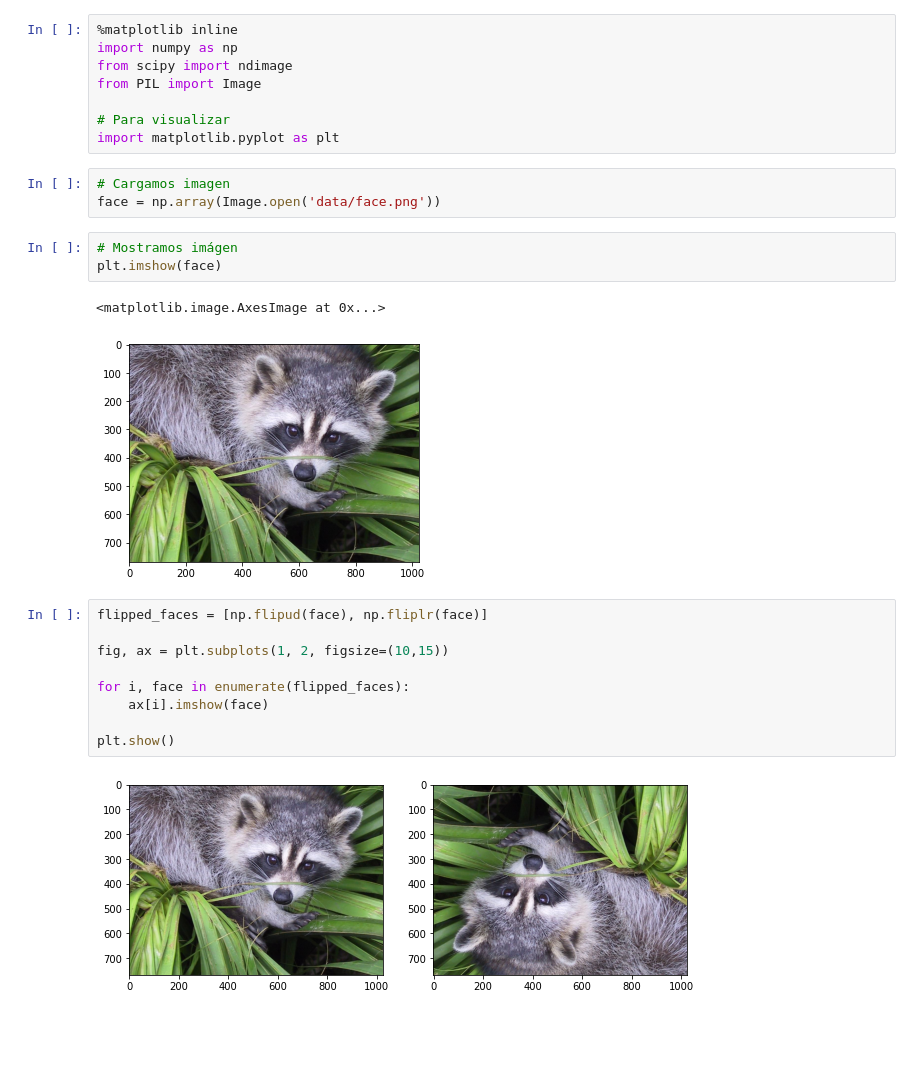
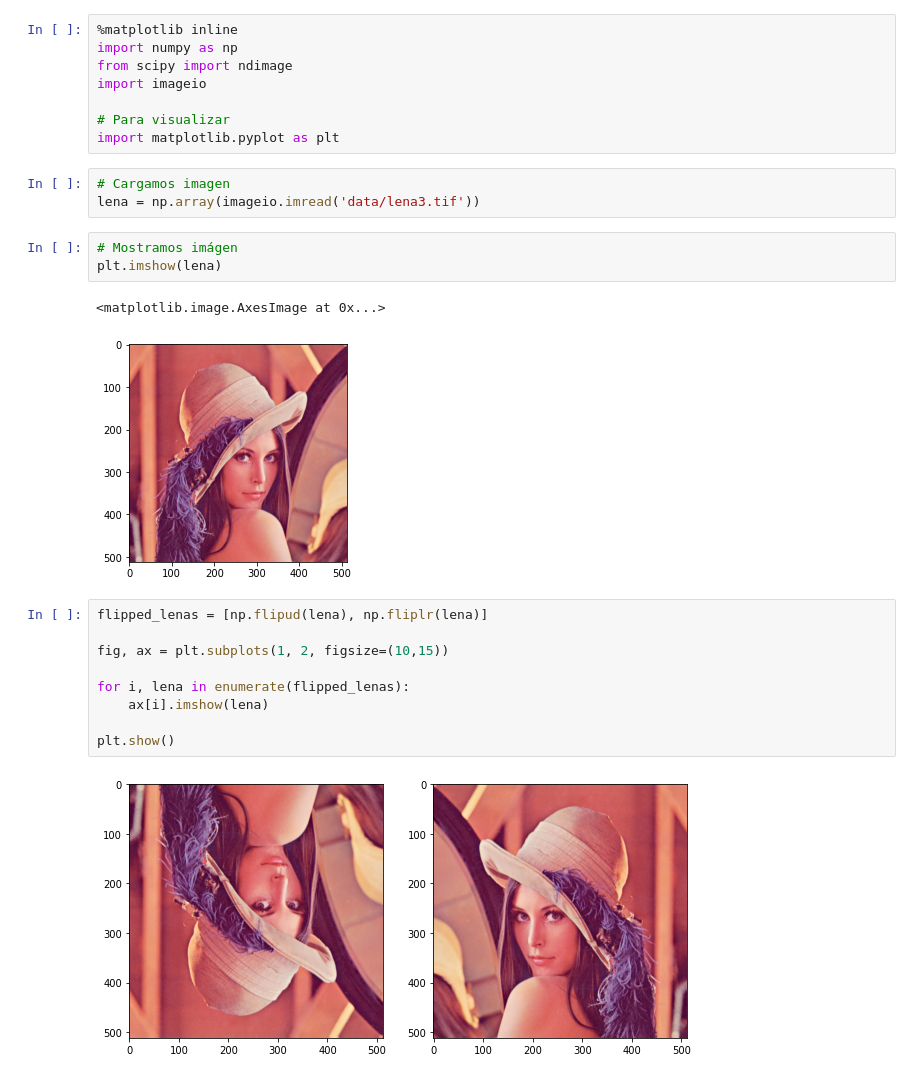
Before and after one commit to PaPablo/curso-imagenes-lci, a Jupyter notebook: clase-00/tp-0/tp-cero.ipynb, the cells around one changed output. Saved outputs shown, nothing was run; the diff lists cells and outputs as text; blank space fills up the shorter version.

```diff
--- a/clase-00/tp-0/tp-cero.ipynb
+++ b/clase-00/tp-0/tp-cero.ipynb
@@ -2,30 +2,30 @@
 %matplotlib inline
 import numpy as np
 from scipy import ndimage
-from PIL import Image
+import imageio
 
 # Para visualizar
 import matplotlib.pyplot as plt
 # %%
 # Cargamos imagen
-face = np.array(Image.open('data/face.png'))
+lena = np.array(imageio.imread('data/lena3.tif'))
 # %%
 # Mostramos imágen
-plt.imshow(face)
+plt.imshow(lena)
 # %% [output]
 <matplotlib.image.AxesImage at 0x...>
-[figure, old version]
+[figure, new version]
 # %%
-flipped_faces = [np.flipud(face), np.fliplr(face)]
+flipped_lenas = [np.flipud(lena), np.fliplr(lena)]
 
 fig, ax = plt.subplots(1, 2, figsize=(10,15))
 
-for i, face in enumerate(flipped_faces):
-    ax[i].imshow(face)
+for i, lena in enumerate(flipped_lenas):
+    ax[i].imshow(lena)
 
 plt.show()
 # %% [output]
-[figure, old version]
+[figure, new version]
 # %%
 rotation_angles = [45*i for i in range(8)]
 
```
Also changed, not shown: parts of 3 cells of this notebook, 5 other files.
